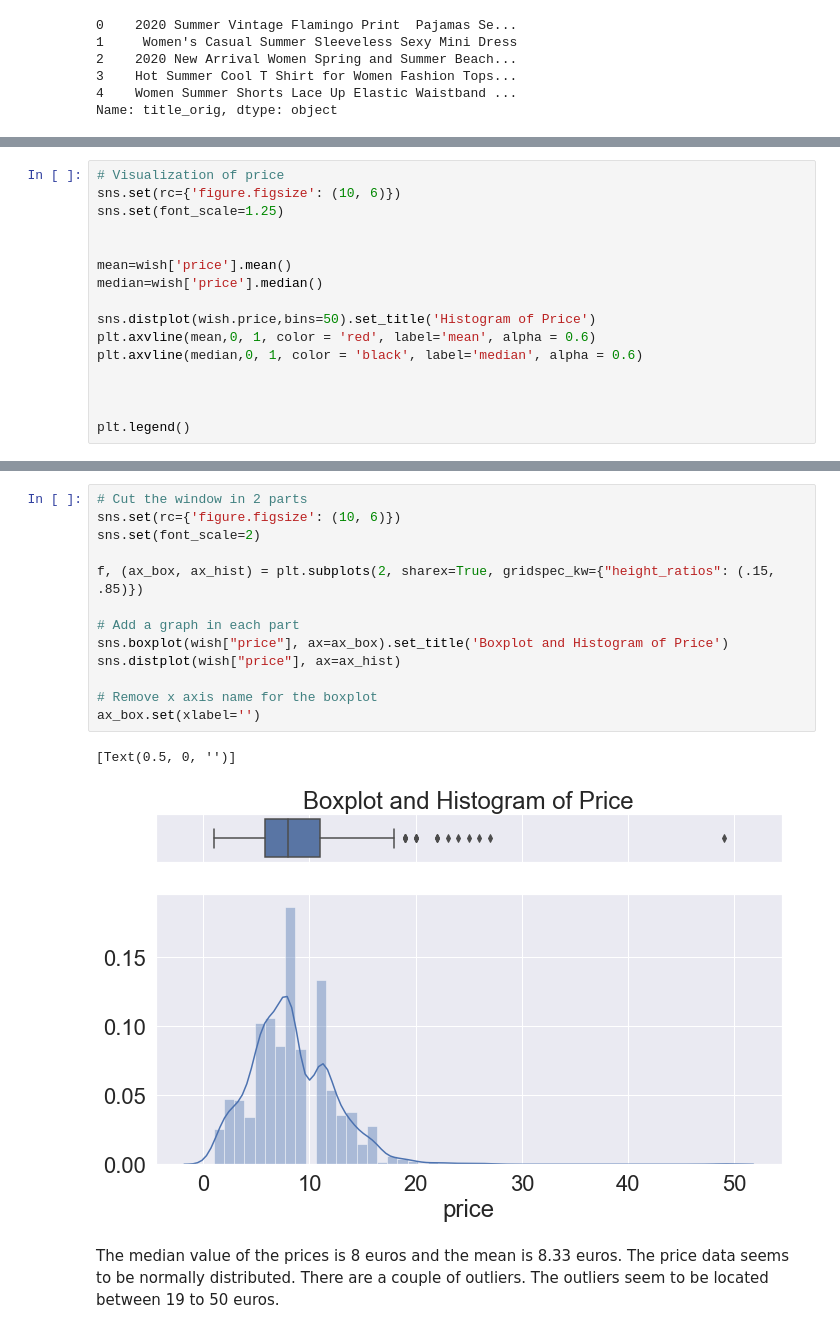
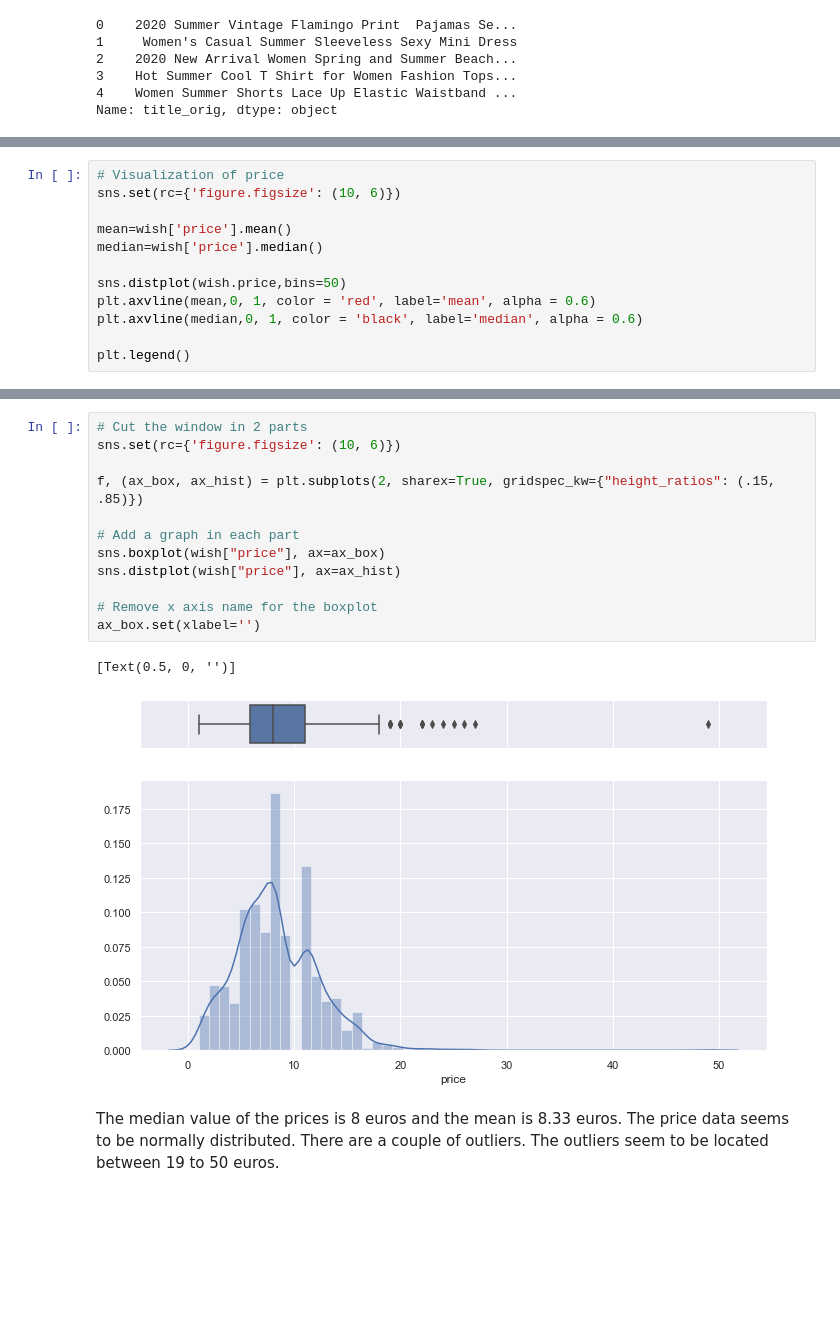
Before and after one commit to criosch1/Capstone_Final_Wish, a Jupyter notebook: Final Capstone Wish.ipynb, the cells around one changed output, grey strips where cells are left out. Drawn from its saved outputs; the diff is of its cells as text; blank space fills up the shorter version.

```diff
--- a/Final Capstone Wish.ipynb
+++ b/Final Capstone Wish.ipynb
@@ -310,18 +282,14 @@ Name: price, dtype: float64
 # %%
 # Visualization of price
 sns.set(rc={'figure.figsize': (10, 6)})
-sns.set(font_scale=1.25)
-
 
 mean=wish['price'].mean()
 median=wish['price'].median()
 
-sns.distplot(wish.price,bins=50).set_title('Histogram of Price')
+sns.distplot(wish.price,bins=50)
 plt.axvline(mean,0, 1, color = 'red', label='mean', alpha = 0.6)
 plt.axvline(median,0, 1, color = 'black', label='median', alpha = 0.6)
 
-
-
 plt.legend()
 # %% [output]
 <matplotlib.legend.Legend at 0x...>
@@ -346,19 +314,18 @@ print(wish['price'].mean())
 # %%
 # Cut the window in 2 parts
 sns.set(rc={'figure.figsize': (10, 6)})
-sns.set(font_scale=2)
 
 f, (ax_box, ax_hist) = plt.subplots(2, sharex=True, gridspec_kw={"height_ratios": (.15, .85)})
 
 # Add a graph in each part
-sns.boxplot(wish["price"], ax=ax_box).set_title('Boxplot and Histogram of Price')
+sns.boxplot(wish["price"], ax=ax_box)
 sns.distplot(wish["price"], ax=ax_hist)
 
 # Remove x axis name for the boxplot
 ax_box.set(xlabel='')
 # %% [output]
 [Text(0.5, 0, '')]
-[figure, old version]
+[figure, new version]
 # %% [markdown]
 The median value of the prices is 8 euros and the mean is 8.33 euros. The price data seems to be normally distributed. There are a couple of outliers. The outliers seem to be located between 19 to 50 euros.
 # %% [markdown]
```
Also changed, not shown: parts of 188 cells of this notebook.
